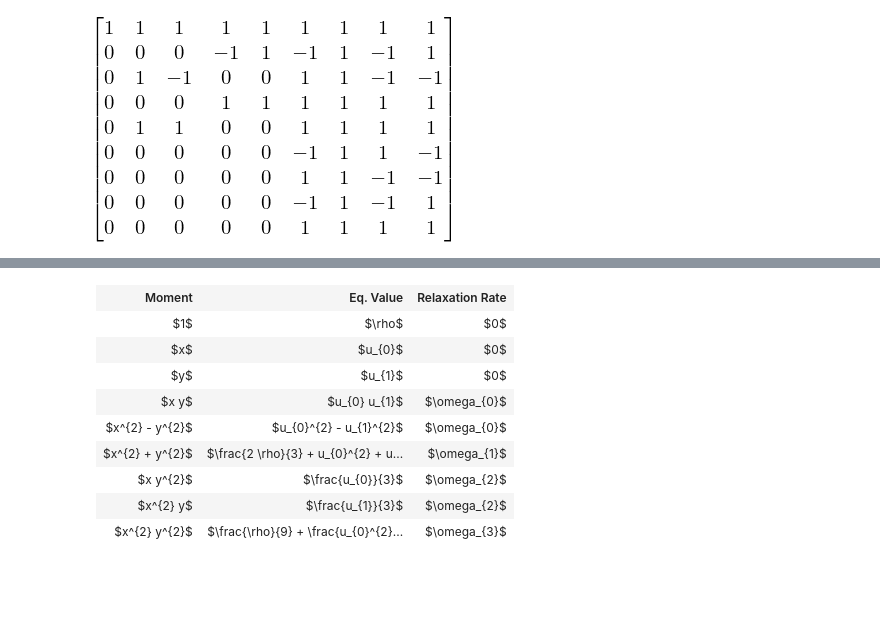
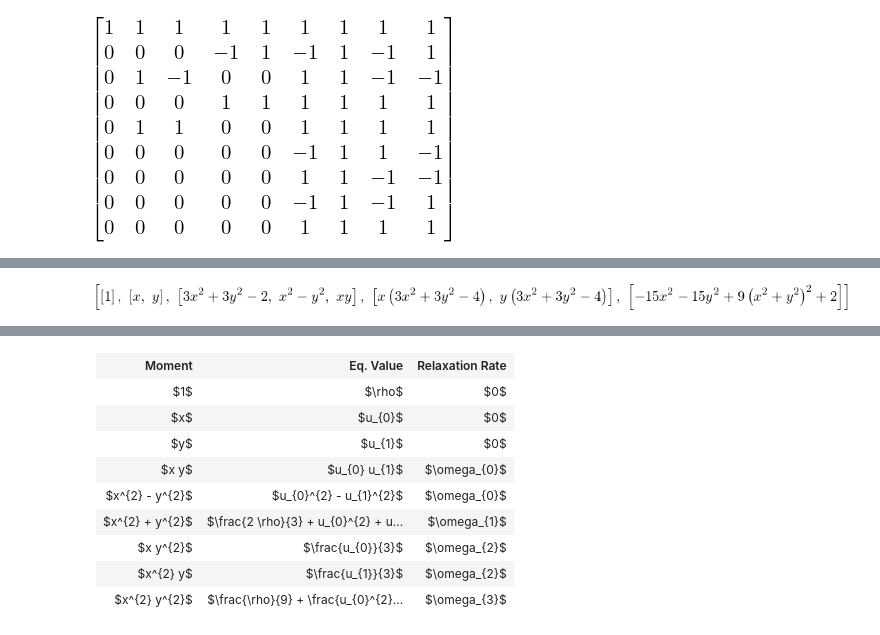
Before and after one commit to mabau/lbmpy, a Jupyter notebook: doc/notebooks/03_tutorial_lbm_formulation.ipynb, the cells around one changed output, grey strips where cells are left out. Drawn from its saved outputs; the diff is of its cells as text; code cells hidden in the pictures; blank space fills up the shorter version.

```diff
--- a/doc/notebooks/03_tutorial_lbm_formulation.ipynb
+++ b/doc/notebooks/03_tutorial_lbm_formulation.ipynb
@@ -89,0 +135,11 @@ Instead of using a pre-defined method as above, in this section we are looking a
+# %%
+from lbmpy.methods import mrt_orthogonal_modes_literature
+from lbmpy.stencils import get_stencil
+from lbmpy.moments import MOMENT_SYMBOLS
+
+x, y, z = MOMENT_SYMBOLS
+
+moments = mrt_orthogonal_modes_literature(get_stencil("D2Q9"), is_weighted=True, is_cumulant=False)
+moments
+# %% [output]
+[figure, added]
```
Also changed, not shown: parts of 15 cells of this notebook, 9 other files.
